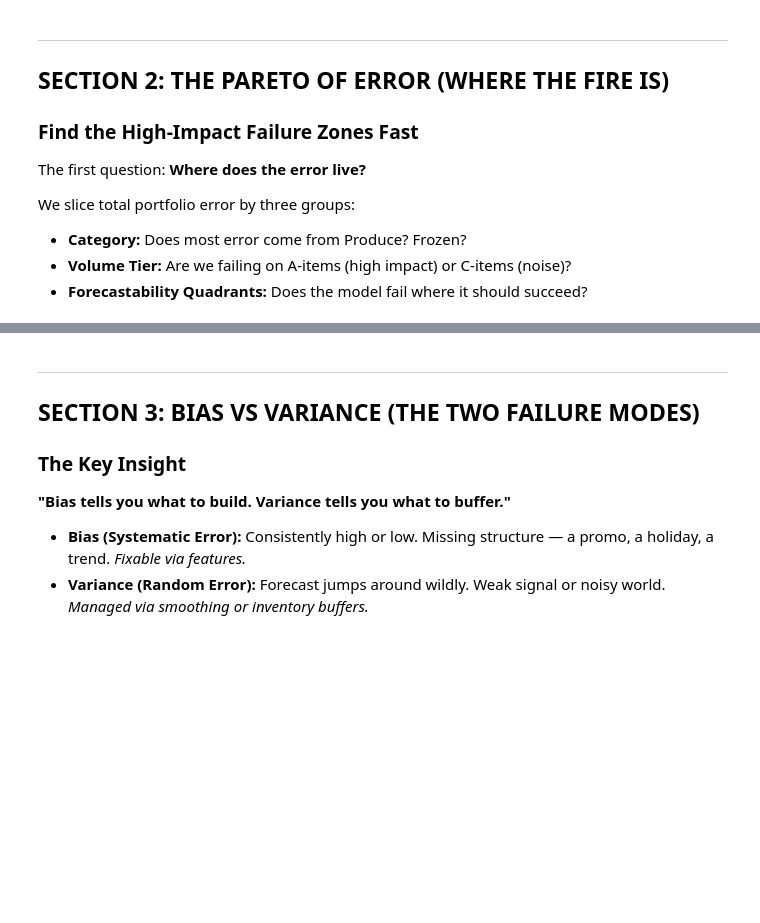
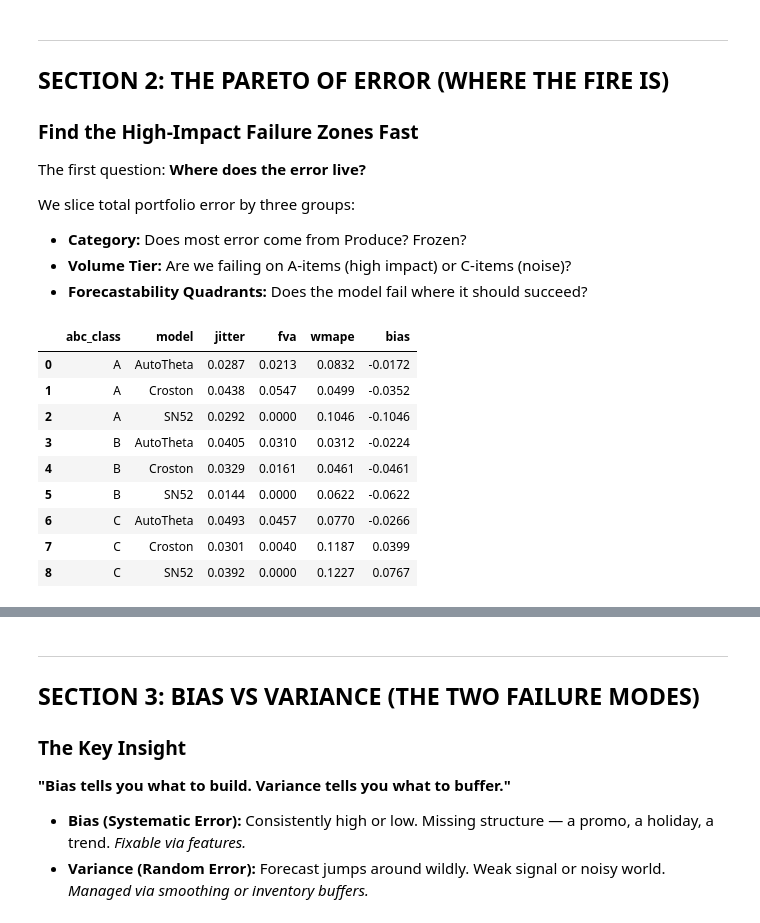
Before and after one commit to forecastacademy/real-world-forecasting-foundations, a Jupyter notebook: notebooks/module_02_baselines/2.06_model_performance_macro.ipynb, the cells around one changed output, grey strips where cells are left out. Drawn from its saved outputs; the diff is of its cells as text; code cells hidden in the pictures; blank space fills up the shorter version.

```diff
--- a/notebooks/module_02_baselines/2.06_model_performance_macro.ipynb
+++ b/notebooks/module_02_baselines/2.06_model_performance_macro.ipynb
@@ -116,0 +173,44 @@ else:
+# %%
+### metrics calculator setup, we'll be using this alot
+calc = MetricsCalculator(
+    anchor_model = "SN52",
+    id_col="unique_id",
+    time_col="ds",
+    target_col="y",
+    cutoff_col="cutoff",
+    model_col="model",
+)
+# %%
+# # ANALYSIS 2: Error by Volume Tier (A, B, C items)
+
+# add ABC indicator to data before metric computation
+abc_df = tsf.segmentation.compute_abc(df = best_model_cv,id_col='unique_id')
+
+best_model_cv_abc = best_model_cv.merge(
+    abc_df[['unique_id','abc_class']].drop_duplicates(),
+    on='unique_id',
+    how='left',
+    validate='m:1'
+)
+
+abc_metrics = calc.compute_metrics(
+    df = best_model_cv_abc,
+    error_level=["item_id"],
+    metric_level="abc_class",
+    metrics=["wmape","jitter","fva","bias"]
+)
+# %%
+abc_metrics.metric_level
+
+#we see that theta still outperforms the other models! but seems to have higher volatility in wmape over time!
+# %% [output]
+|  | abc_class | model | jitter | fva | wmape | bias |
+| 0 | A | AutoTheta | 0.0287 | 0.0213 | 0.0832 | -0.0172 |
+| 1 | A | Croston | 0.0438 | 0.0547 | 0.0499 | -0.0352 |
+| 2 | A | SN52 | 0.0292 | 0.0000 | 0.1046 | -0.1046 |
+| 3 | B | AutoTheta | 0.0405 | 0.0310 | 0.0312 | -0.0224 |
+| 4 | B | Croston | 0.0329 | 0.0161 | 0.0461 | -0.0461 |
+| 5 | B | SN52 | 0.0144 | 0.0000 | 0.0622 | -0.0622 |
+| 6 | C | AutoTheta | 0.0493 | 0.0457 | 0.0770 | -0.0266 |
+| 7 | C | Croston | 0.0301 | 0.0040 | 0.1187 | 0.0399 |
+| 8 | C | SN52 | 0.0392 | 0.0000 | 0.1227 | 0.0767 |
```
Also changed, not shown: parts of 36 cells of this notebook, 3 other files.
